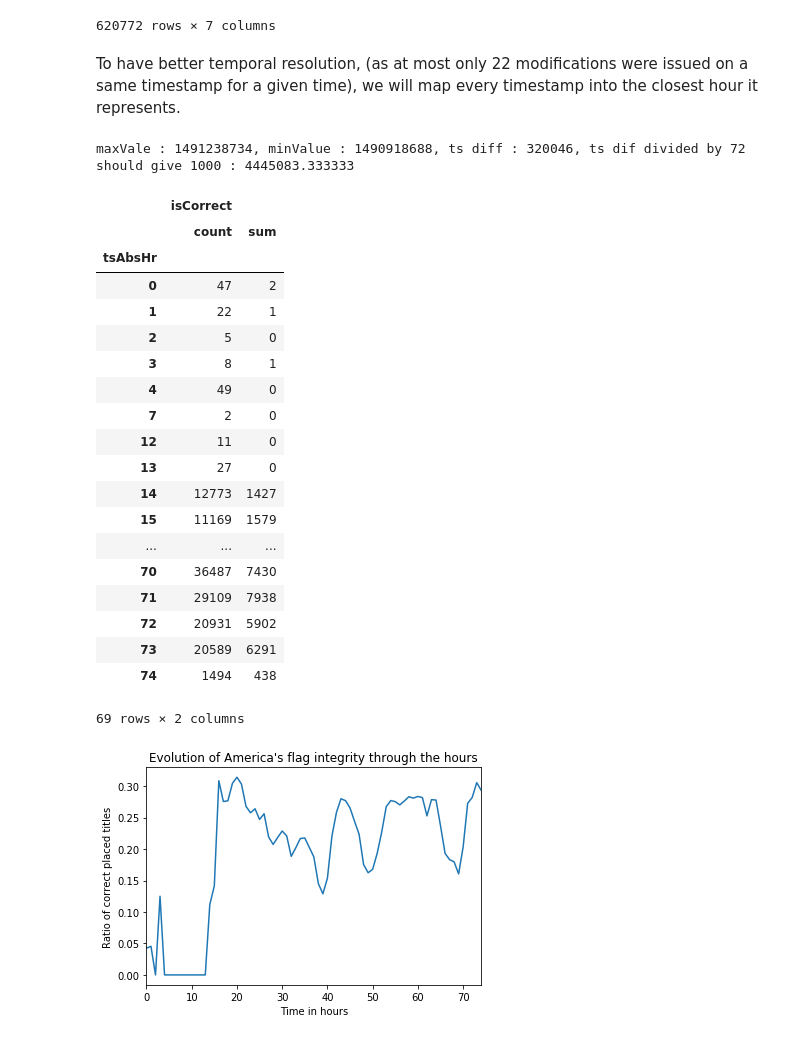
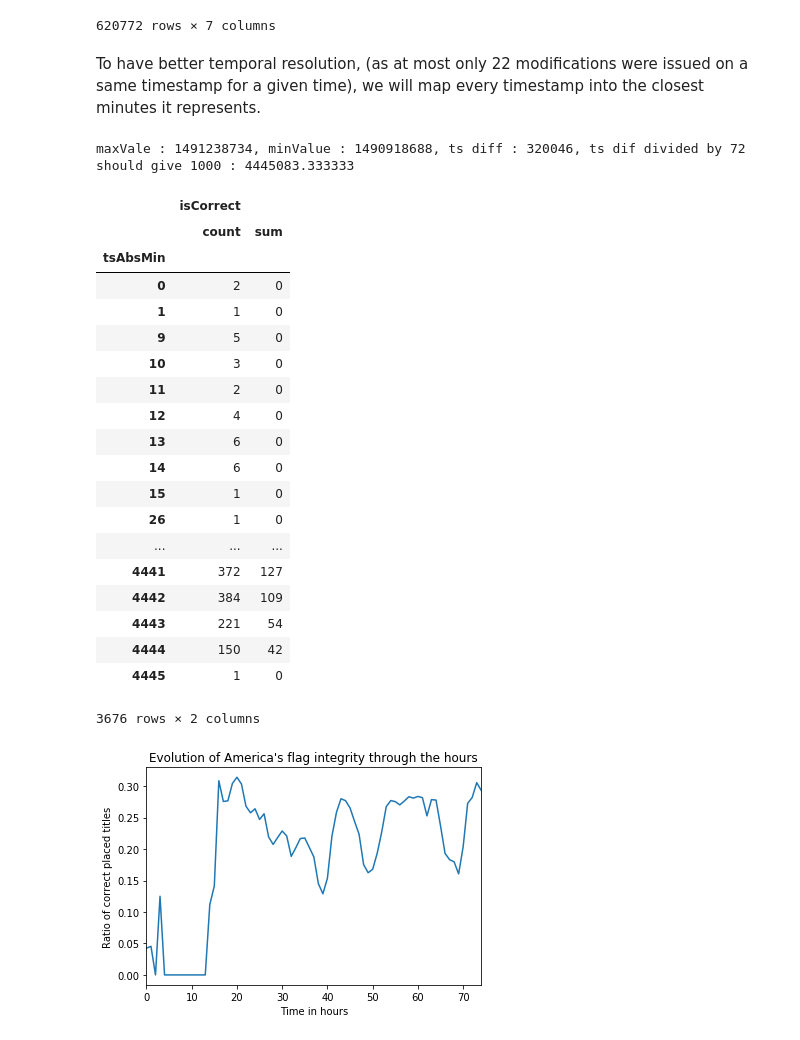
Before and after one commit to cedricviaccoz/warsonrplace, a Jupyter notebook: Data Exploration.ipynb, the cells around one changed output. Drawn from its saved outputs; the diff is of its cells as text; code cells hidden in the pictures.

```diff
--- a/Data Exploration.ipynb
+++ b/Data Exploration.ipynb
@@ -355,40 +355,40 @@ AmericaDf
 | 16559894 | 1491214334000 | 1e1IkMd0e6snW6wURovtSp0BxNE= | 483 | 479 | 15 | 0 | 0 |
 620772 rows × 7 columns
 # %% [markdown]
-To have better temporal resolution, (as at most only 22 modifications were issued on a same timestamp for a given time), we will map every timestamp into the closest hour it represents.
+To have better temporal resolution, (as at most only 22 modifications were issued on a same timestamp for a given time), we will map every timestamp into the closest minutes it represents.
 # %%
 minStmp = dataset['ts'].min()
 maxStmp = dataset['ts'].max()
-minIn72Hrs = 60*72
+minIn72Hrs = 72
 
-AmericaDf['tsAbsHr'] = AmericaDf.apply(lambda row: int((int(row['ts'])-minStmp)/(minIn72Hrs*1000)), axis=1)
+AmericaDf['tsAbsMin'] = AmericaDf.apply(lambda row: int((int(row['ts'])-minStmp)/(minIn72Hrs*1000)), axis=1)
 print('maxVale : %d, minValue : %d, ts diff : %d, ts dif divided by 72 should give 1000 : %lf'%(maxStmp/1000, minStmp/1000, (maxStmp-minStmp)/1000, (maxStmp-minStmp)/72))
 # %% [output]
 maxVale : 1491238734, minValue : 1490918688, ts diff : 320046, ts dif divided by 72 should give 1000 : 4445083.333333
 # %%
-res = AmericaDf[['tsAbsHr', 'isCorrect']].groupby(by='tsAbsHr').agg(['count', 'sum'])
-res
+resMinutes = AmericaDf[['tsAbsMin', 'isCorrect']].groupby(by='tsAbsMin').agg(['count', 'sum'])
+resMinutes
 # %% [output]
 |  | isCorrect |  |
 |  | count | sum |
-| tsAbsHr |  |  |
-| 0 | 47 | 2 |
-| 1 | 22 | 1 |
-| 2 | 5 | 0 |
-| 3 | 8 | 1 |
-| 4 | 49 | 0 |
-| 7 | 2 | 0 |
-| 12 | 11 | 0 |
-| 13 | 27 | 0 |
-| 14 | 12773 | 1427 |
-| 15 | 11169 | 1579 |
+| tsAbsMin |  |  |
+| 0 | 2 | 0 |
+| 1 | 1 | 0 |
+| 9 | 5 | 0 |
+| 10 | 3 | 0 |
+| 11 | 2 | 0 |
+| 12 | 4 | 0 |
+| 13 | 6 | 0 |
+| 14 | 6 | 0 |
+| 15 | 1 | 0 |
+| 26 | 1 | 0 |
 | ... | ... | ... |
-| 70 | 36487 | 7430 |
-| 71 | 29109 | 7938 |
-| 72 | 20931 | 5902 |
-| 73 | 20589 | 6291 |
-| 74 | 1494 | 438 |
+| 4441 | 372 | 127 |
+| 4442 | 384 | 109 |
+| 4443 | 221 | 54 |
+| 4444 | 150 | 42 |
+| 4445 | 1 | 0 |
-69 rows × 2 columns
+3676 rows × 2 columns
 # %%
 res['percRight'] = res.apply(lambda row: row['isCorrect']['sum']/row['isCorrect']['count'],axis=1)
 res['percRight'].plot()
```
Also changed, not shown: parts of 1 cell of this notebook.
